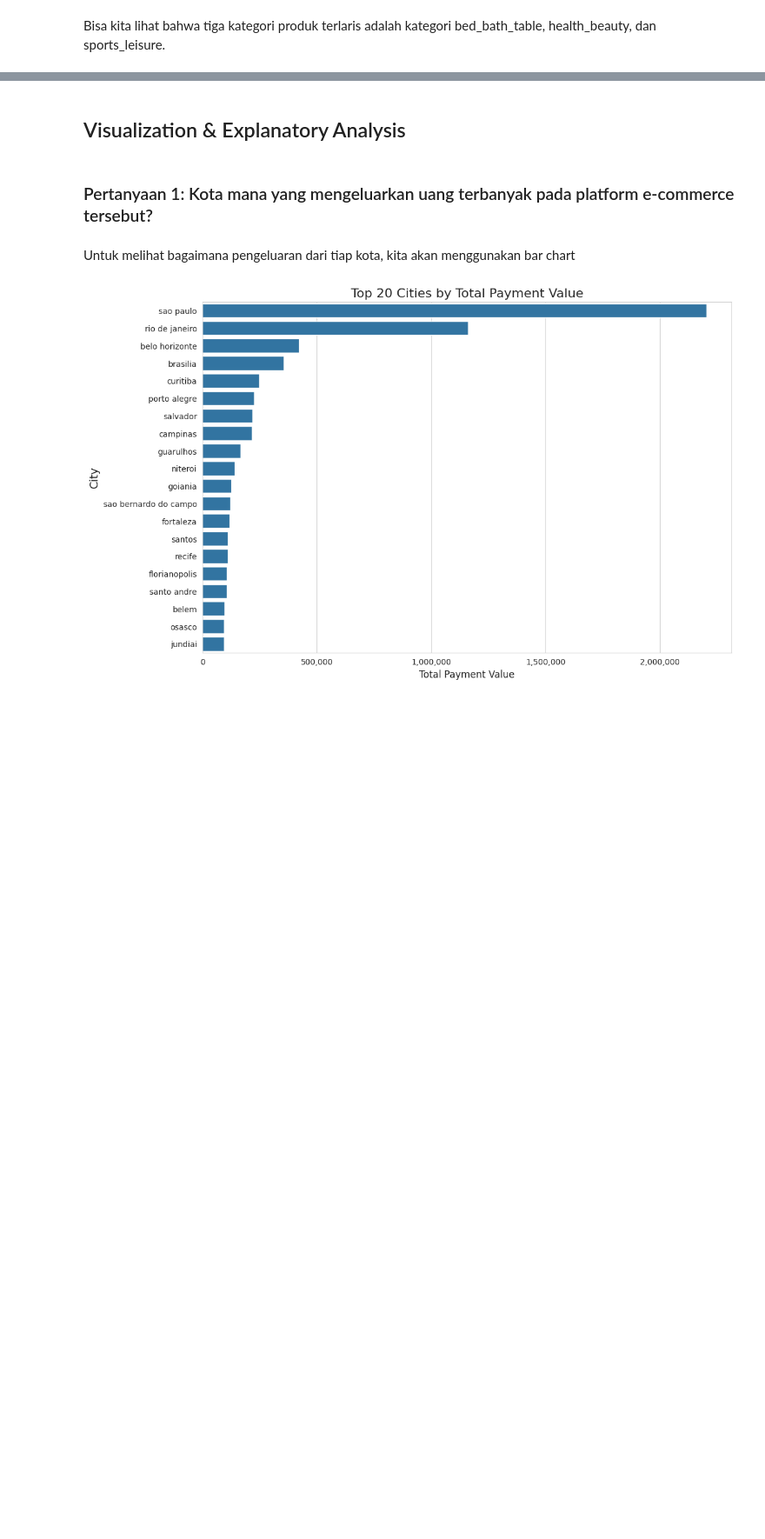
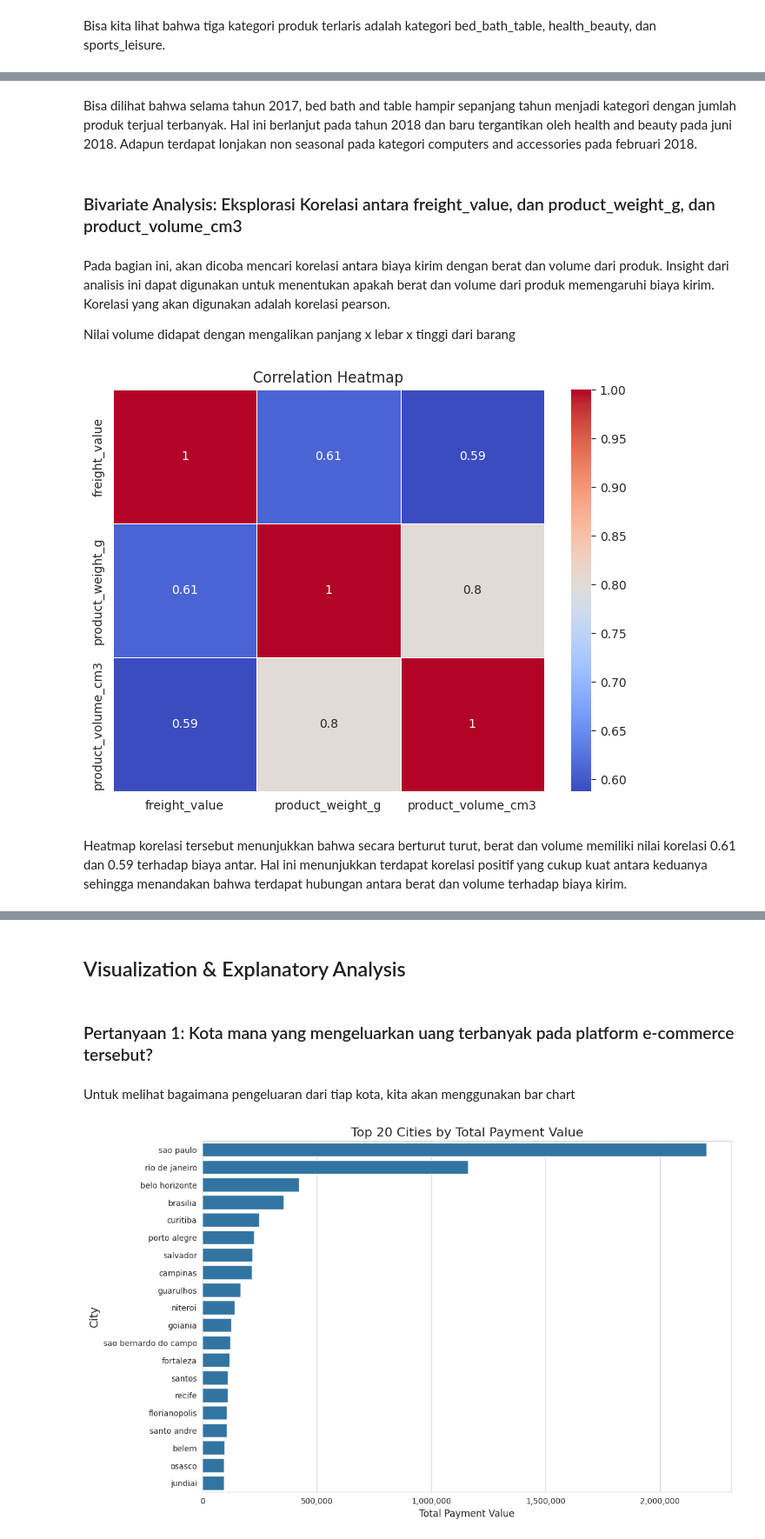
Before and after one commit to RayhanAdii/Brazilian-E-Commerce-Data-Analysis, a Jupyter notebook: notebook.ipynb, the cells around one changed output, grey strips where cells are left out. Shown: that part at 87% size. Saved outputs shown, nothing was run; the diff lists cells and outputs as text; code cells hidden in the pictures; blank space fills up the shorter version.

```diff
--- a/notebook.ipynb
+++ b/notebook.ipynb
@@ -372,3 +476,32 @@ Bisa kita lihat bahwa tiga kategori produk terlaris adalah kategori bed_bath_tab
+# %% [markdown]
+Bisa dilihat bahwa selama tahun 2017, bed bath and table hampir sepanjang tahun menjadi kategori dengan jumlah produk terjual terbanyak. Hal ini berlanjut pada tahun 2018 dan baru tergantikan oleh health and beauty pada juni 2018. Adapun terdapat lonjakan non seasonal pada kategori computers and accessories pada februari 2018.
+# %% [markdown]
+### Bivariate Analysis: Eksplorasi Korelasi antara freight_value, dan product_weight_g, dan product_volume_cm3
+# %% [markdown]
+Pada bagian ini, akan dicoba mencari korelasi antara biaya kirim dengan berat dan volume dari produk. Insight dari analisis ini dapat digunakan untuk menentukan apakah berat dan volume dari produk memengaruhi biaya kirim. Korelasi yang akan digunakan adalah korelasi pearson.
+
+Nilai volume didapat dengan mengalikan panjang x lebar x tinggi dari barang
+# %%
+merged_df_2['product_volume_cm3'] = merged_df_2['product_length_cm'] * merged_df_2['product_width_cm'] * merged_df_2['product_height_cm']
+
+columns_of_interest = ['freight_value', 'product_weight_g', 'product_volume_cm3']
+
+# Calculate the correlation matrix
+correlation_matrix = merged_df_2[columns_of_interest].corr()
+
+# Set up the matplotlib figure
+plt.figure(figsize=(8, 6))
+
+# Create a heatmap with seaborn
+sns.heatmap(correlation_matrix, annot=True, cmap='coolwarm', linewidths=0.5)
+
+# Show the plot
+plt.title('Correlation Heatmap')
+plt.show()
+# %% [output]
+[figure, added]
+# %% [markdown]
+Heatmap korelasi tersebut menunjukkan bahwa secara berturut turut, berat dan volume memiliki nilai korelasi 0.61 dan 0.59 terhadap biaya antar. Hal ini menunjukkan terdapat korelasi positif yang cukup kuat antara keduanya sehingga menandakan bahwa terdapat hubungan antara berat dan volume terhadap biaya kirim.
 # %% [markdown]
 **Insight:**
 - Kota dengan Sao Paolo merupakan kota dengan spending terbesar yaitu pada angka 2203373.09, diikuti dengan rio de janeiro dengan pengeluaran sebesar 1161927.36 dan belo horizonte dengan pengeluaran sebesar 421765.12.
```
Also changed, not shown: parts of 14 cells of this notebook, 1 other file.
